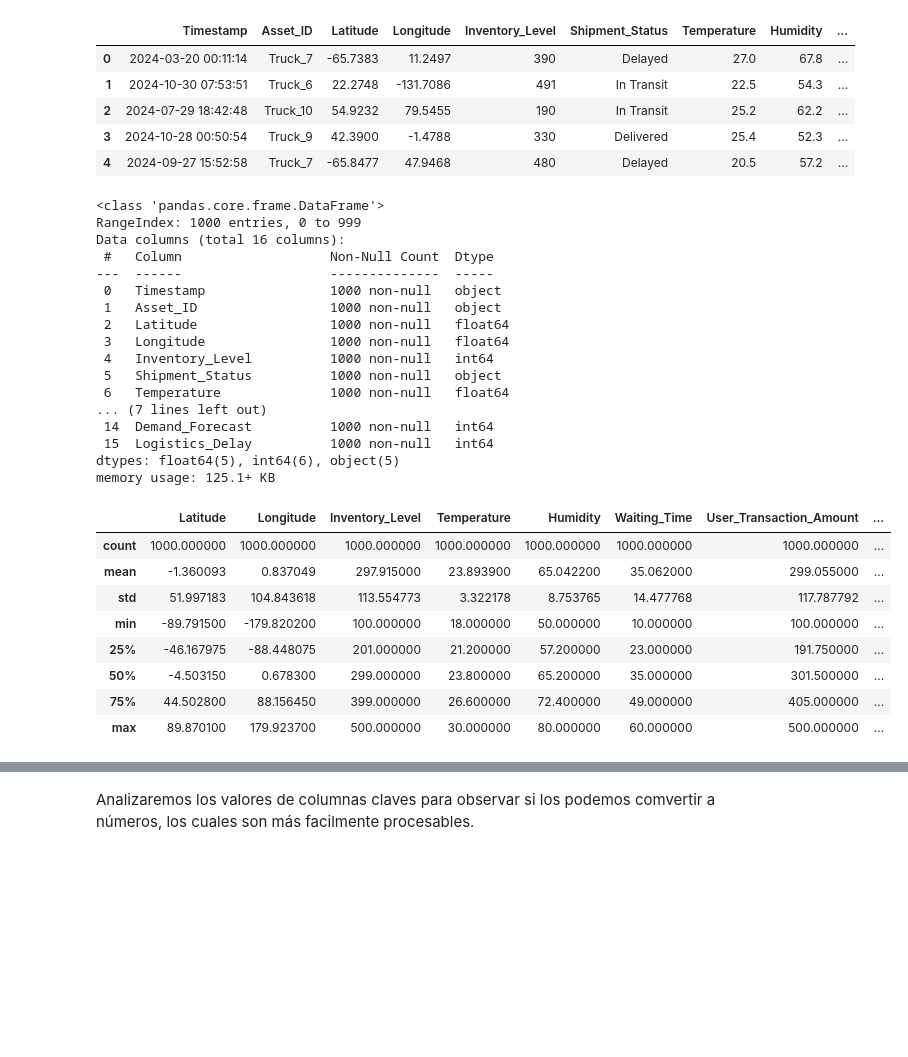
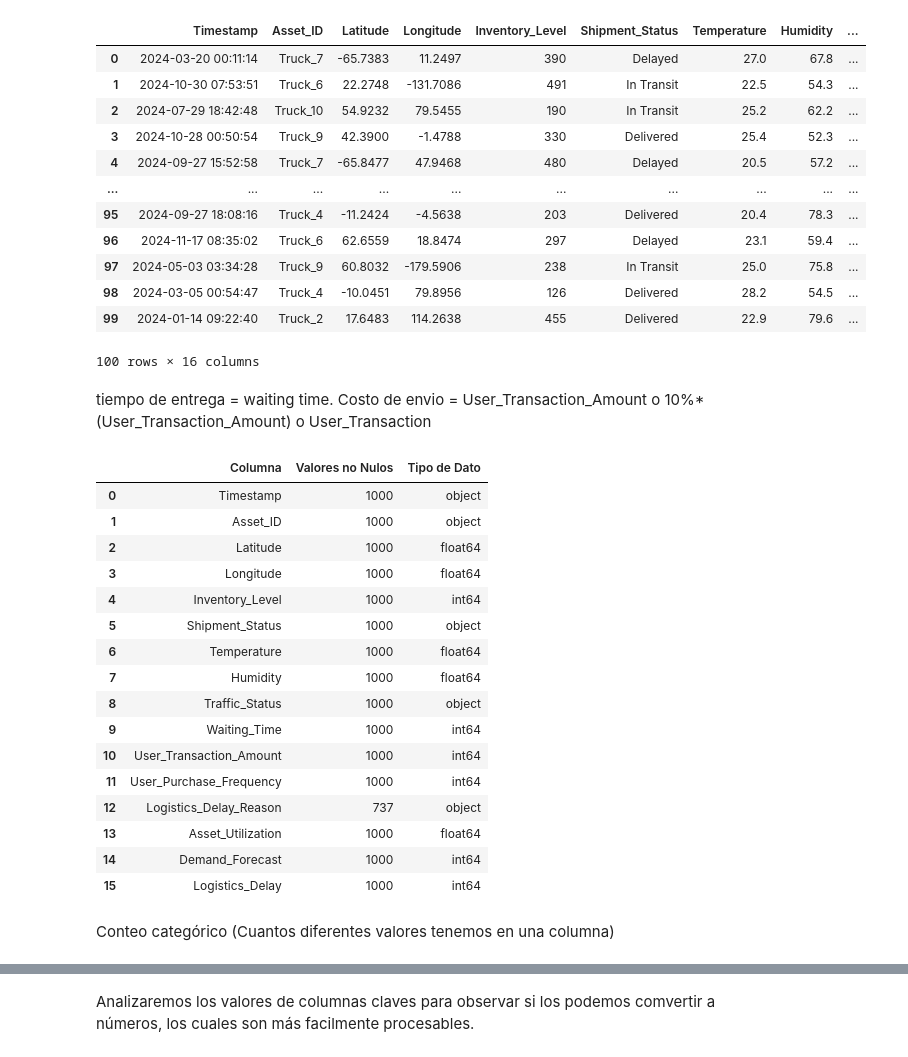
Before and after one commit to Vasco2510/CA2_PriceCalculator, a Jupyter notebook: abel_exploration.ipynb, the cells around one changed output, grey strips where cells are left out. Cells and saved outputs as stored; diff of their text form; code cells hidden in the pictures; blank space fills up the shorter version.

Commit message:
Listo para una regresion de tiempo de envio

```diff
--- a/abel_exploration.ipynb
+++ b/abel_exploration.ipynb
@@ -15,7 +19,7 @@ from sklearn.metrics import mean_squared_error, r2_score
 from sklearn.linear_model import LinearRegression
 # %%
 df = pd.read_csv("smart_logistics_dataset.csv")
-df.head()
+df.head(100)
 # %% [output]
 |  | Timestamp | Asset_ID | Latitude | Longitude | Inventory_Level | Shipment_Status | Temperature | Humidity | ... |
 | 0 | 2024-03-20 00:11:14 | Truck_7 | -65.7383 | 11.2497 | 390 | Delayed | 27.0 | 67.8 | ... |
@@ -23,33 +27,41 @@ df.head()
 | 2 | 2024-07-29 18:42:48 | Truck_10 | 54.9232 | 79.5455 | 190 | In Transit | 25.2 | 62.2 | ... |
 | 3 | 2024-10-28 00:50:54 | Truck_9 | 42.3900 | -1.4788 | 330 | Delivered | 25.4 | 52.3 | ... |
 | 4 | 2024-09-27 15:52:58 | Truck_7 | -65.8477 | 47.9468 | 480 | Delayed | 20.5 | 57.2 | ... |
+| ... | ... | ... | ... | ... | ... | ... | ... | ... | ... |
+| 95 | 2024-09-27 18:08:16 | Truck_4 | -11.2424 | -4.5638 | 203 | Delivered | 20.4 | 78.3 | ... |
+| 96 | 2024-11-17 08:35:02 | Truck_6 | 62.6559 | 18.8474 | 297 | Delayed | 23.1 | 59.4 | ... |
+| 97 | 2024-05-03 03:34:28 | Truck_9 | 60.8032 | -179.5906 | 238 | In Transit | 25.0 | 75.8 | ... |
+| 98 | 2024-03-05 00:54:47 | Truck_4 | -10.0451 | 79.8956 | 126 | Delivered | 28.2 | 54.5 | ... |
+| 99 | 2024-01-14 09:22:40 | Truck_2 | 17.6483 | 114.2638 | 455 | Delivered | 22.9 | 79.6 | ... |
+100 rows × 16 columns
+# %% [markdown]
+ tiempo de entrega = waiting time.
+ Costo de envio = User_Transaction_Amount    o    10%*(User_Transaction_Amount)   o  User_Transaction
 # %%
-df.info()
-df.describe()
+## df.info
+data_info = pd.DataFrame({
+    'Columna': df.columns,
+    'Valores no Nulos': df.count(),
+    'Tipo de Dato': df.dtypes
+}).reset_index(drop=True)
+data_info
 # %% [output]
-<class 'pandas.core.frame.DataFrame'>
-RangeIndex: 1000 entries, 0 to 999
-Data columns (total 16 columns):
- #   Column                   Non-Null Count  Dtype
----  ------                   --------------  -----
- 0   Timestamp                1000 non-null   object
- 1   Asset_ID                 1000 non-null   object
- 2   Latitude                 1000 non-null   float64
- 3   Longitude                1000 non-null   float64
- 4   Inventory_Level          1000 non-null   int64
- 5   Shipment_Status          1000 non-null   object
- 6   Temperature              1000 non-null   float64
-... (7 lines left out)
- 14  Demand_Forecast          1000 non-null   int64
- 15  Logistics_Delay          1000 non-null   int64
-dtypes: float64(5), int64(6), object(5)
-memory usage: 125.1+ KB
-|  | Latitude | Longitude | Inventory_Level | Temperature | Humidity | Waiting_Time | User_Transaction_Amount | ... |
-| count | 1000.000000 | 1000.000000 | 1000.000000 | 1000.000000 | 1000.000000 | 1000.000000 | 1000.000000 | ... |
-| mean | -1.360093 | 0.837049 | 297.915000 | 23.893900 | 65.042200 | 35.062000 | 299.055000 | ... |
-| std | 51.997183 | 104.843618 | 113.554773 | 3.322178 | 8.753765 | 14.477768 | 117.787792 | ... |
-| min | -89.791500 | -179.820200 | 100.000000 | 18.000000 | 50.000000 | 10.000000 | 100.000000 | ... |
-| 25% | -46.167975 | -88.448075 | 201.000000 | 21.200000 | 57.200000 | 23.000000 | 191.750000 | ... |
-| 50% | -4.503150 | 0.678300 | 299.000000 | 23.800000 | 65.200000 | 35.000000 | 301.500000 | ... |
-| 75% | 44.502800 | 88.156450 | 399.000000 | 26.600000 | 72.400000 | 49.000000 | 405.000000 | ... |
-| max | 89.870100 | 179.923700 | 500.000000 | 30.000000 | 80.000000 | 60.000000 | 500.000000 | ... |
+|  | Columna | Valores no Nulos | Tipo de Dato |
+| 0 | Timestamp | 1000 | object |
+| 1 | Asset_ID | 1000 | object |
+| 2 | Latitude | 1000 | float64 |
+| 3 | Longitude | 1000 | float64 |
+| 4 | Inventory_Level | 1000 | int64 |
+| 5 | Shipment_Status | 1000 | object |
+| 6 | Temperature | 1000 | float64 |
+| 7 | Humidity | 1000 | float64 |
+| 8 | Traffic_Status | 1000 | object |
+| 9 | Waiting_Time | 1000 | int64 |
+| 10 | User_Transaction_Amount | 1000 | int64 |
+| 11 | User_Purchase_Frequency | 1000 | int64 |
+| 12 | Logistics_Delay_Reason | 737 | object |
+| 13 | Asset_Utilization | 1000 | float64 |
+| 14 | Demand_Forecast | 1000 | int64 |
+| 15 | Logistics_Delay | 1000 | int64 |
+# %% [markdown]
+Conteo categórico (Cuantos diferentes valores tenemos en una columna)
```
Also changed, not shown: parts of 19 cells of this notebook.
